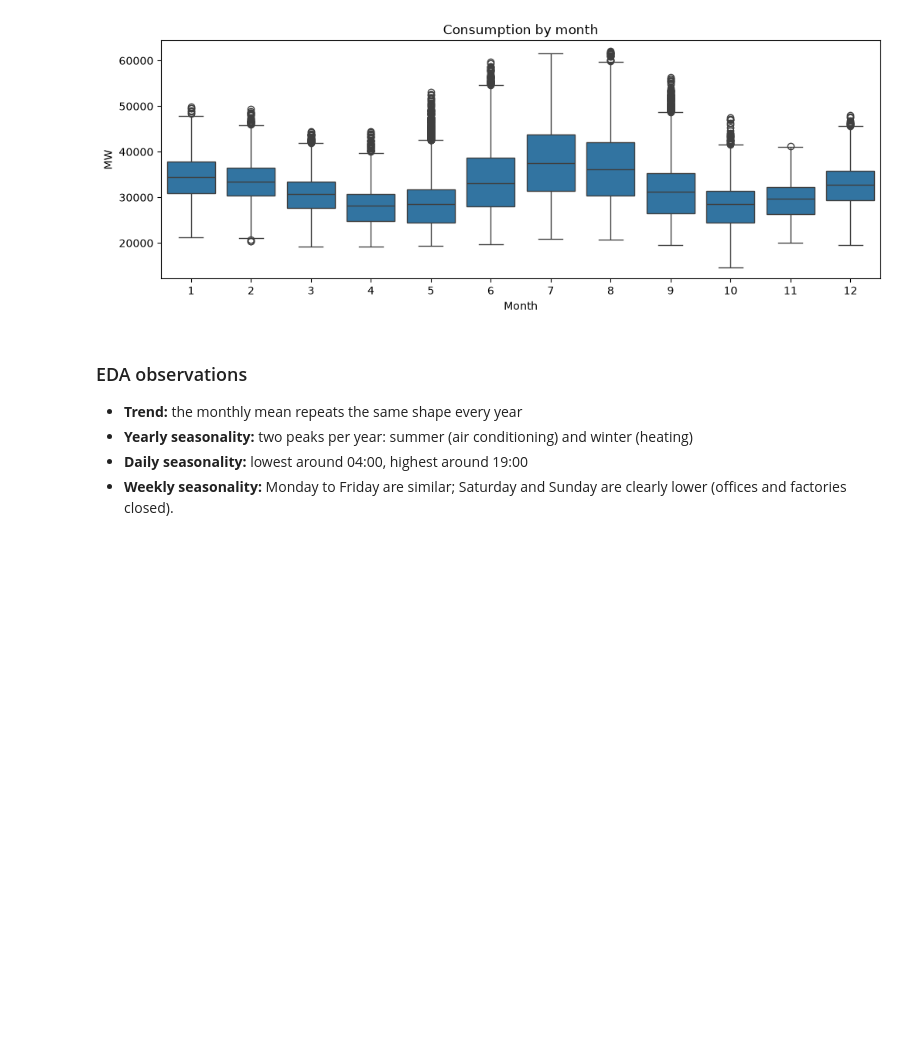
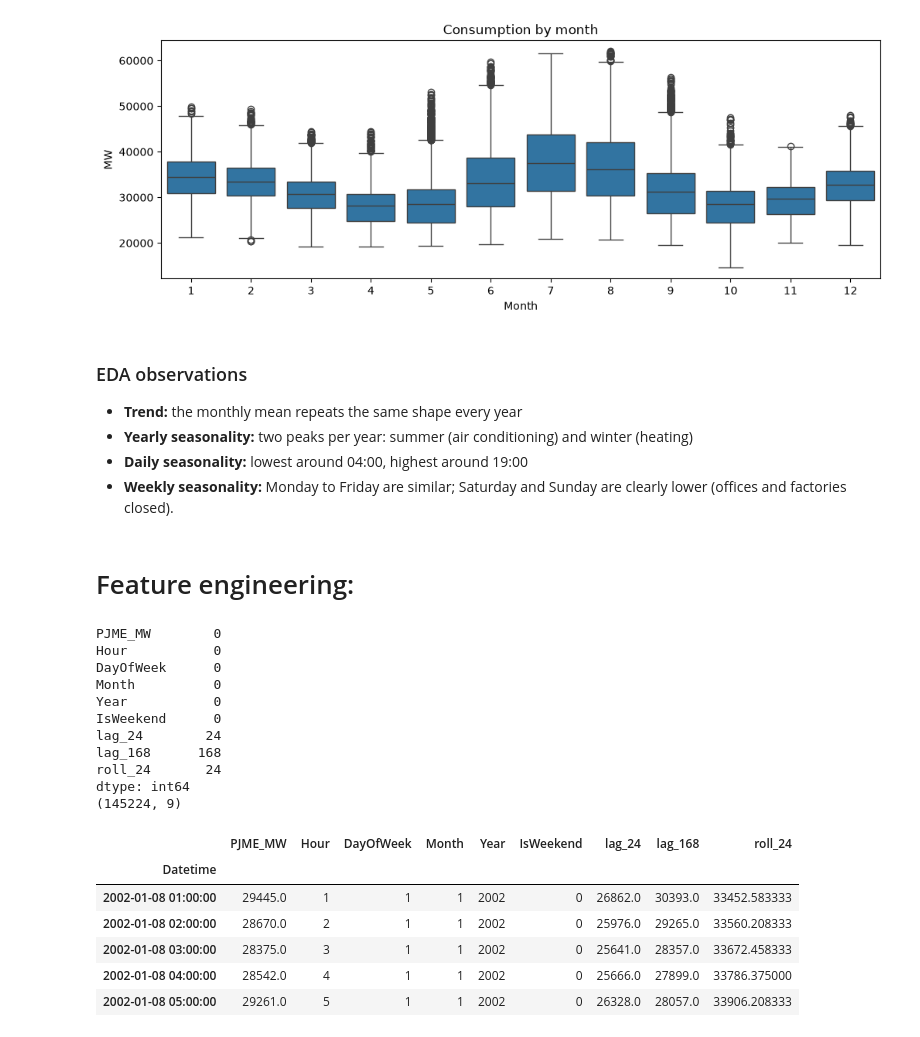
Before and after one commit to youssef-boudouar/GridHorizon, a Jupyter notebook: notebooks/gridHorizon.ipynb, the cells around one changed output. Drawn from its saved outputs; the diff is of its cells as text; code cells hidden in the pictures; blank space fills up the shorter version.

Commit message:
feat(features): add time features, lag_24, lag_168 and roll_24

```diff
--- a/notebooks/gridHorizon.ipynb
+++ b/notebooks/gridHorizon.ipynb
@@ -262,3 +264,39 @@ plt.show()
 - **Yearly seasonality:** two peaks per year: summer (air conditioning) and winter (heating)
 - **Daily seasonality:** lowest around 04:00, highest around 19:00
 - **Weekly seasonality:** Monday to Friday are similar; Saturday and Sunday are clearly lower (offices and factories closed).
+# %% [markdown]
+# Feature engineering:
+# %%
+df["Hour"] = df.index.hour
+df["DayOfWeek"] = df.index.dayofweek
+df["Month"] = df.index.month
+df["Year"] = df.index.year
+df["IsWeekend"] = (df["DayOfWeek"] >= 5).astype(int)
+# %%
+df["lag_24"] = df["PJME_MW"].shift(24)
+df["lag_168"] = df["PJME_MW"].shift(168)
+df["roll_24"] = df["PJME_MW"].shift(1).rolling(24).mean()
+# %%
+print(df.isna().sum())
+df = df.dropna()
+print(df.shape)
+df.head()
+# %% [output]
+PJME_MW        0
+Hour           0
+DayOfWeek      0
+Month          0
+Year           0
+IsWeekend      0
+lag_24        24
+lag_168      168
+roll_24       24
+dtype: int64
+(145224, 9)
+|  | PJME_MW | Hour | DayOfWeek | Month | Year | IsWeekend | lag_24 | lag_168 | roll_24 |
+| Datetime |  |  |  |  |  |  |  |  |  |
+| 2002-01-08 01:00:00 | 29445.0 | 1 | 1 | 1 | 2002 | 0 | 26862.0 | 30393.0 | 33452.583333 |
+| 2002-01-08 02:00:00 | 28670.0 | 2 | 1 | 1 | 2002 | 0 | 25976.0 | 29265.0 | 33560.208333 |
+| 2002-01-08 03:00:00 | 28375.0 | 3 | 1 | 1 | 2002 | 0 | 25641.0 | 28357.0 | 33672.458333 |
+| 2002-01-08 04:00:00 | 28542.0 | 4 | 1 | 1 | 2002 | 0 | 25666.0 | 27899.0 | 33786.375000 |
+| 2002-01-08 05:00:00 | 29261.0 | 5 | 1 | 1 | 2002 | 0 | 26328.0 | 28057.0 | 33906.208333 |
```
Also changed, not shown: parts of 1 cell of this notebook.
